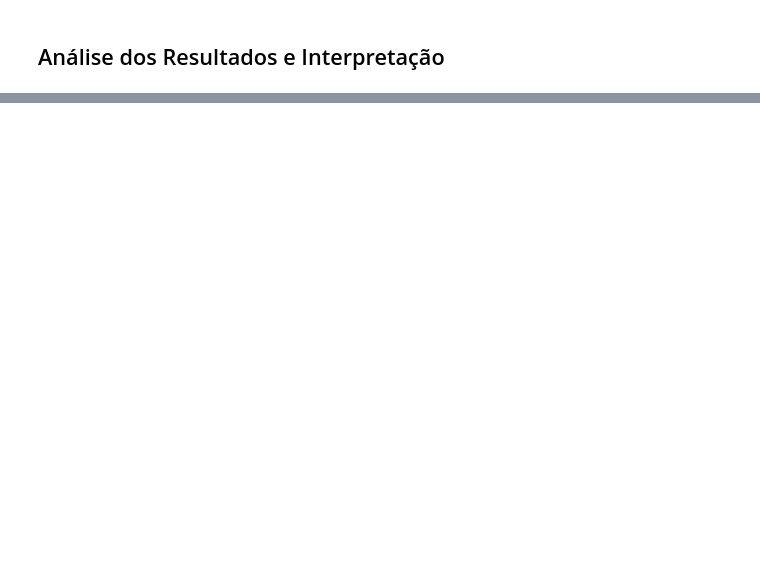
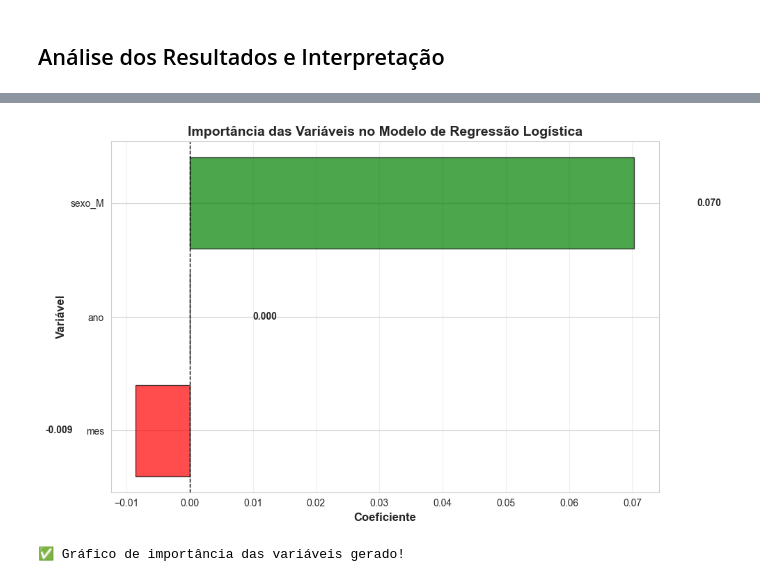
Before and after one commit to davih1660/icd-srag-uti-davi-sabrina, a Jupyter notebook: ProjetoFinal_ICD.ipynb, the cells around one changed output, grey strips where cells are left out. Drawn from its saved outputs; the diff is of its cells as text; code cells hidden in the pictures; blank space fills up the shorter version.

```diff
--- a/ProjetoFinal_ICD.ipynb
+++ b/ProjetoFinal_ICD.ipynb
@@ -151,7 +151,7 @@ def analise_completa_srag(df, ano_label):
     if 'data_primeiros_sintomas' in df_analise.columns:
         df_analise['data_primeiros_sintomas'] = pd.to_datetime(
             df_analise['data_primeiros_sintomas'],
-            # pra não mostrar o erro (vai mostrar NaT)
+            format='%d/%m/%Y',
             errors='coerce'
         )
 
@@ -170,7 +170,7 @@ def analise_completa_srag(df, ano_label):
     # remove nulos e escreve "IGNORADO"
     colunas_categoricas = [c for c in ['sexo', 'raca_cor', 'uf'] if c in df_analise.columns]
     for col in colunas_categoricas:
-        df_analise[col].fillna('IGNORADO', inplace=True)
+        df_analise[col] = df_analise[col].fillna('IGNORADO')
 
     # tira as linhas onde a data é nula
     df_analise.dropna(subset=['data_primeiros_sintomas'], inplace=True)
@@ -816,30 +837,32 @@ print("=" * 70)
 # %%
 # VISUALIZAÇÃO DA IMPORTÂNCIA DAS VARIÁVEIS
 # =========================================
 
 plt.figure(figsize=(10, 6))
 coeficientes_ordenados = coeficientes.sort_values('Coeficiente', ascending=True)
 cores = ['red' if x < 0 else 'green' for x in coeficientes_ordenados['Coeficiente']]
 
 bars = plt.barh(coeficientes_ordenados['Variável'],
                 coeficientes_ordenados['Coeficiente'],
                 color=cores, alpha=0.7, edgecolor='black', linewidth=1)
 
 plt.axvline(x=0, color='black', linestyle='--', linewidth=1)
 plt.xlabel('Coeficiente', fontsize=12, fontweight='bold')
 plt.ylabel('Variável', fontsize=12, fontweight='bold')
 plt.title('Importância das Variáveis no Modelo de Regressão Logística',
           fontsize=14, fontweight='bold')
 plt.grid(True, alpha=0.3, axis='x')
 
-# Adicionar valores nas barras
-for i, (bar, valor) in enumerate(zip(bars, coeficientes_ordenados['Coeficiente'])):
+for bar, valor in zip(bars, coeficientes_ordenados['Coeficiente']):
     width = bar.get_width()
     plt.text(width + (0.01 if width > 0 else -0.01), bar.get_y() + bar.get_height()/2,
              f'{valor:.3f}', ha='left' if width > 0 else 'right',
              va='center', fontsize=10, fontweight='bold')
 
 plt.tight_layout()
 plt.show()
 
 print("✅ Gráfico de importância das variáveis gerado!")
+# %% [output]
+[figure, added]
+✅ Gráfico de importância das variáveis gerado!
```
Also changed, not shown: parts of 4 cells of this notebook.
